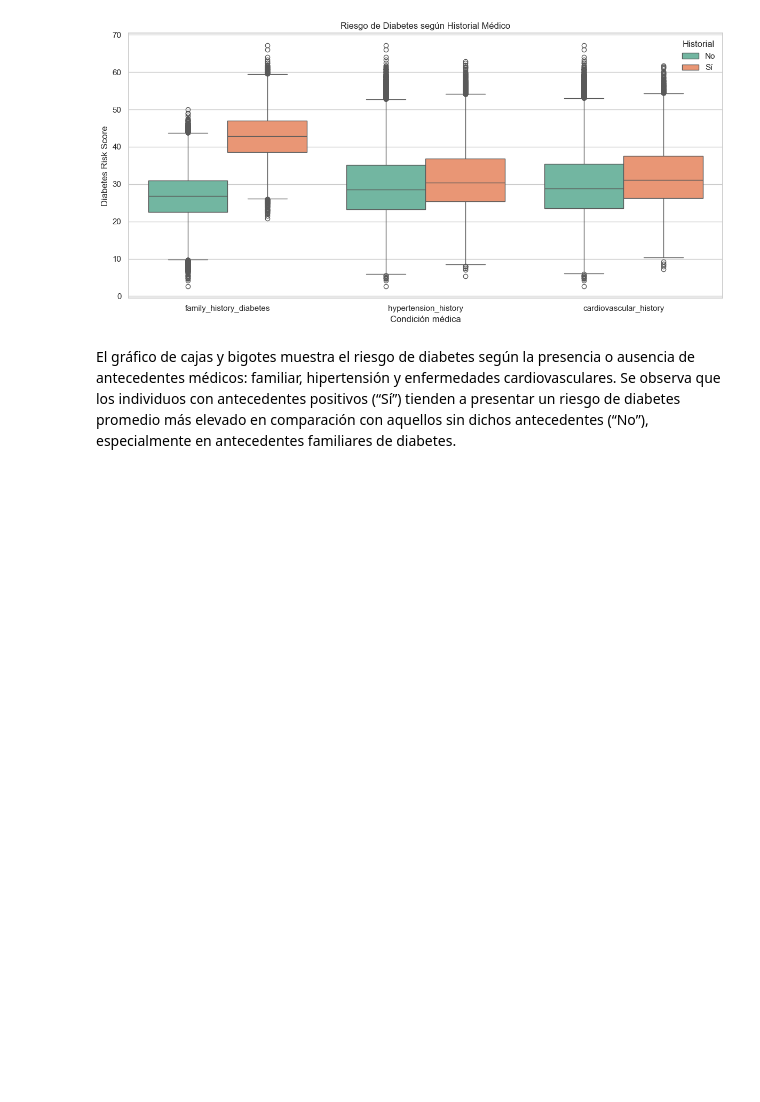
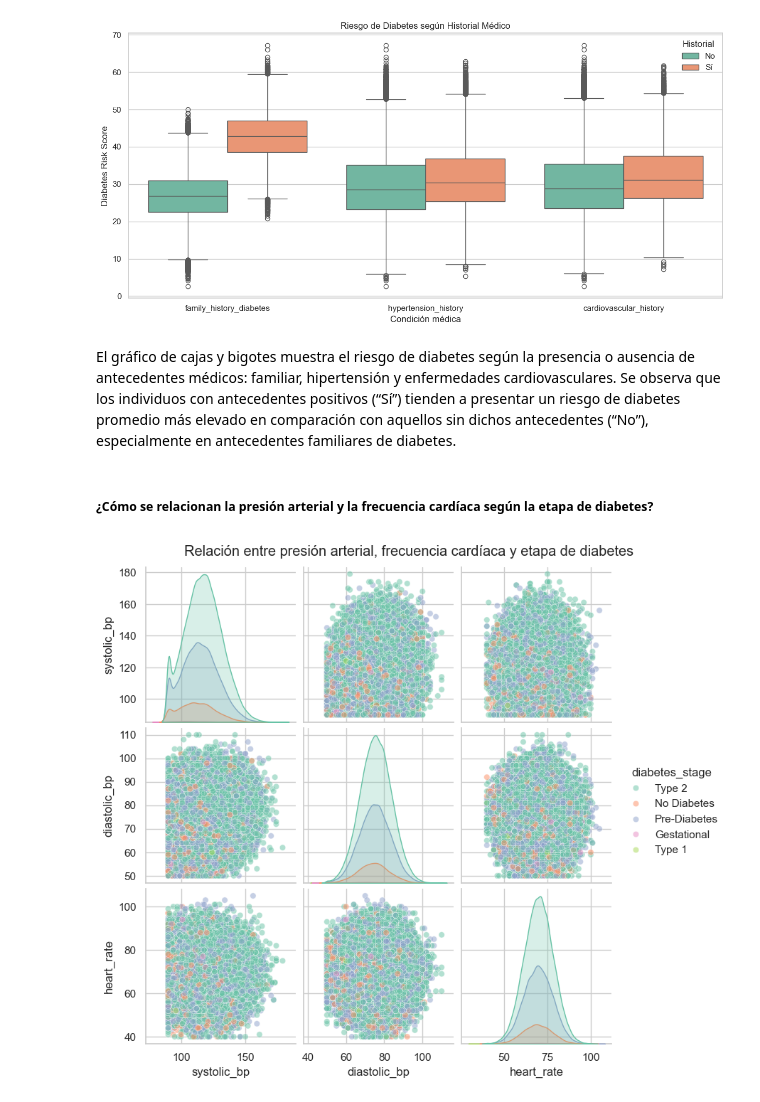
Before and after one commit to Bazan49/Statistical-Analysis-of-Diabetes-Indicators, a Jupyter notebook: Visualizaciones.ipynb, the cells around one changed output. Saved outputs shown, nothing was run; the diff lists cells and outputs as text; code cells hidden in the pictures; blank space fills up the shorter version.

Commit message:
feat: Add blood pressure and heart rate graph

```diff
--- a/Visualizaciones.ipynb
+++ b/Visualizaciones.ipynb
@@ -383,3 +383,25 @@ plt.show()
 [figure]
 # %% [markdown]
 El gráfico de cajas y bigotes muestra el riesgo de diabetes según la presencia o ausencia de antecedentes médicos: familiar, hipertensión y enfermedades cardiovasculares. Se observa que los individuos con antecedentes positivos (“Sí”) tienden a presentar un riesgo de diabetes promedio más elevado en comparación con aquellos sin dichos antecedentes (“No”), especialmente en antecedentes familiares de diabetes.
+# %% [markdown]
+##### ¿Cómo se relacionan la presión arterial y la frecuencia cardíaca según la etapa de diabetes?
+# %%
+import seaborn as sns
+import matplotlib.pyplot as plt
+
+# Seleccionamos las columnas de interés
+df_plot = df[['systolic_bp', 'diastolic_bp', 'heart_rate', 'diabetes_stage']].dropna()
+
+# Gráfico tipo pairplot
+sns.set(style="whitegrid")
+sns.pairplot(
+    df_plot,
+    hue='diabetes_stage',          # colorea según la etapa de diabetes
+    diag_kind='kde',               # densidad en la diagonal
+    palette='Set2',
+    plot_kws={'alpha':0.5}         # transparencia para ver densidad
+)
+plt.suptitle("Relación entre presión arterial, frecuencia cardíaca y etapa de diabetes", y=1.02)
+plt.show()
+# %% [output]
+[figure, added]
```
Also changed, not shown: parts of 2 cells of this notebook.
